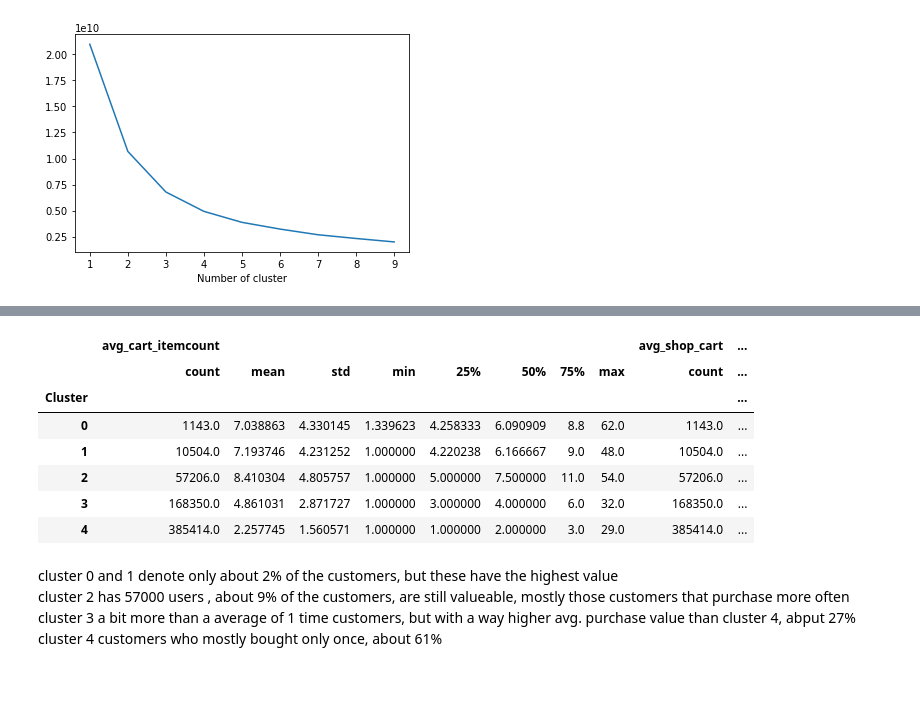
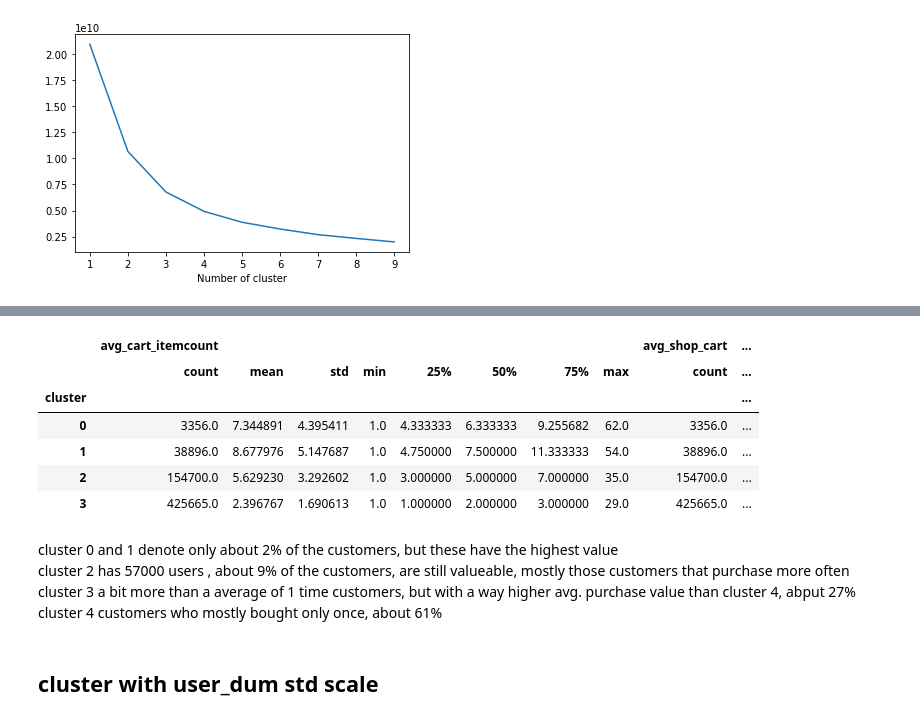
Before and after one commit to s-lau-42/Project_3_Online_Shop_Analysis, a Jupyter notebook: Clustering.ipynb, the cells around one changed output, grey strips where cells are left out. Drawn from its saved outputs; the diff is of its cells as text; code cells hidden in the pictures; blank space fills up the shorter version.

```diff
--- a/Clustering.ipynb
+++ b/Clustering.ipynb
@@ -92,7 +99,7 @@ from sklearn.cluster import KMeans
 sse={}
 for k in range(1, 10):
     kmeans = KMeans(n_clusters=k, max_iter=1000).fit(user_dum)
-    df_user["clusters"] = kmeans.labels_
+    #df_user["clusters"] = kmeans.labels_
     sse[k] = kmeans.inertia_
 plt.figure()
 plt.plot(list(sse.keys()), list(sse.values()))
@@ -112,4 +109,0 @@ df_user.head()
-# %%
-kmeans = KMeans(n_clusters=5)
-kmeans.fit(user_dum)
-df_user['Cluster'] = kmeans.predict(user_dum)
@@ -135,2 +122,6 @@ def order_cluster(cluster_field_name, target_field_name,df,ascending):
+# %%
+kmeans = KMeans(n_clusters=4, max_iter=1000)
+kmeans.fit(user_dum)
+df_user['cluster'] = kmeans.predict(user_dum)
 # %%
-new = order_cluster('Cluster', 'revenue',df_user,False)
+ordered_by_rev = order_cluster('cluster', 'revenue',df_user,False)
@@ -158,16 +128,17 @@ new
 # %%
-new.groupby('Cluster').describe()
+ordered_by_rev.groupby('cluster').describe()
 # %% [output]
 |  | avg_cart_itemcount |  |  |  |  |  |  |  | avg_shop_cart | ... |
 |  | count | mean | std | min | 25% | 50% | 75% | max | count | ... |
-| Cluster |  |  |  |  |  |  |  |  |  | ... |
-| 0 | 1143.0 | 7.038863 | 4.330145 | 1.339623 | 4.258333 | 6.090909 | 8.8 | 62.0 | 1143.0 | ... |
-| 1 | 10504.0 | 7.193746 | 4.231252 | 1.000000 | 4.220238 | 6.166667 | 9.0 | 48.0 | 10504.0 | ... |
-| 2 | 57206.0 | 8.410304 | 4.805757 | 1.000000 | 5.000000 | 7.500000 | 11.0 | 54.0 | 57206.0 | ... |
-| 3 | 168350.0 | 4.861031 | 2.871727 | 1.000000 | 3.000000 | 4.000000 | 6.0 | 32.0 | 168350.0 | ... |
-| 4 | 385414.0 | 2.257745 | 1.560571 | 1.000000 | 1.000000 | 2.000000 | 3.0 | 29.0 | 385414.0 | ... |
+| cluster |  |  |  |  |  |  |  |  |  | ... |
+| 0 | 3356.0 | 7.344891 | 4.395411 | 1.0 | 4.333333 | 6.333333 | 9.255682 | 62.0 | 3356.0 | ... |
+| 1 | 38896.0 | 8.677976 | 5.147687 | 1.0 | 4.750000 | 7.500000 | 11.333333 | 54.0 | 38896.0 | ... |
+| 2 | 154700.0 | 5.629230 | 3.292602 | 1.0 | 3.000000 | 5.000000 | 7.000000 | 35.0 | 154700.0 | ... |
+| 3 | 425665.0 | 2.396767 | 1.690613 | 1.0 | 1.000000 | 2.000000 | 3.000000 | 29.0 | 425665.0 | ... |
 # %% [markdown]
 cluster 0 and 1 denote only about 2% of the customers, but these have the highest value <br>
 cluster 2 has 57000 users , about 9% of the customers, are still valueable, mostly those customers that purchase more often<br>
 cluster 3 a bit more than a average of 1 time customers, but with a way higher avg. purchase value than cluster 4, abput 27% <br>
 cluster 4 customers who mostly bought only once, about 61%
+# %% [markdown]
+## cluster with user_dum std scale
```
Also changed, not shown: parts of 30 cells of this notebook, 2 other files.
